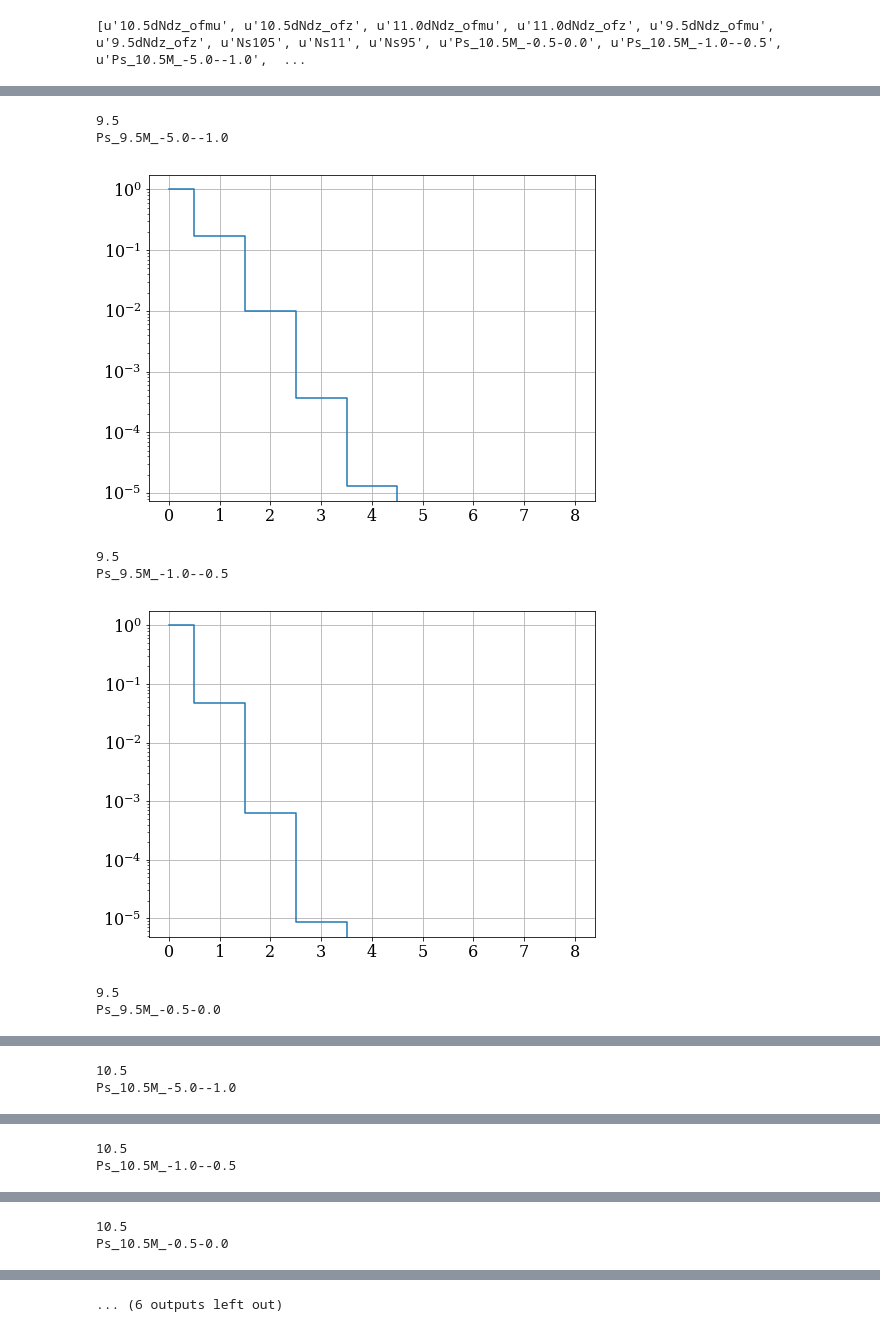
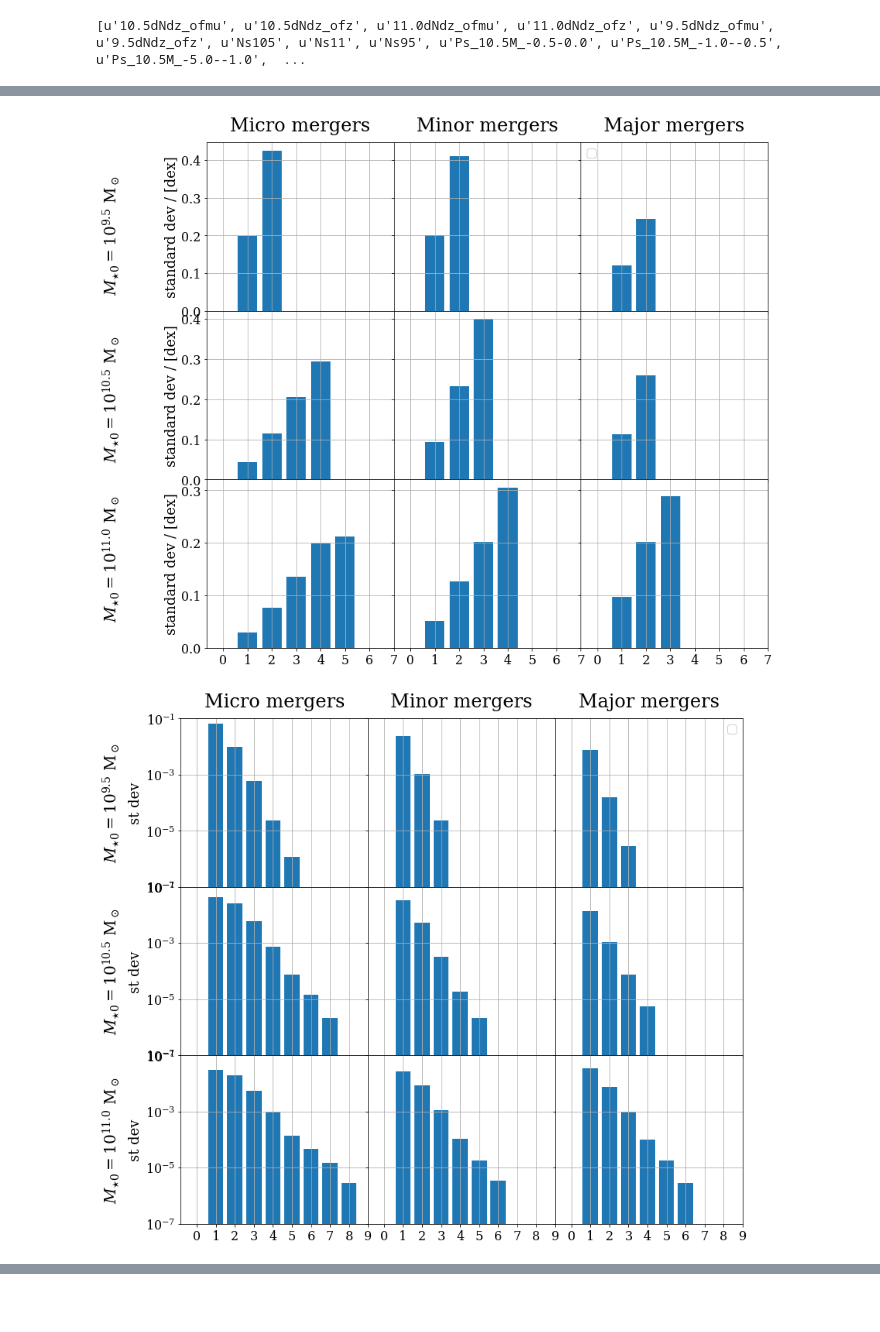
Before and after one commit to patricks1/mergers, a Jupyter notebook: presentation_plots.ipynb, the cells around one changed output, grey strips where cells are left out. Cells and saved outputs as stored; diff of their text form; code cells hidden in the pictures; blank space fills up the shorter version.

```diff
--- a/presentation_plots.ipynb
+++ b/presentation_plots.ipynb
@@ -269,22 +673,34 @@ Ps_11.0M_-0.5-0.0
+# %%
+allstds=[]
+Mconds=[9.5,10.5,11.]
+rngs=[[-5.,-1.],[-1.,-0.5],[-0.5,0]]
+
+for Mcond in Mconds:
+    for rng in rngs:
+        key='Ps_{0:0.1f}M_{1:0.1f}-{2:0.1f}'.format(Mcond,rng[0],rng[1])
+        with h5py.File(fname,'r') as f:
+            dat=np.log10((f[key]).value)
+            Nruns=dat.shape[0]
+            stdevs=[np.std([dat[i][1][c] for i in range(Nruns)]) for c in range(9)]
+        allstds.append(stdevs)
+
+mak_std_panels_dex(fname)
+# %% [output]
+[figure, added]
 # %%
-with h5py.File(fname,'r') as f:
-    for Mcond in [9.5,10.5,11.]:
-        for i,rng in enumerate([[-5.,-1.],[-1.,-0.5],[-0.5,0.]]):
-            print Mcond
-            key='Ps_{0:0.1f}M_{1:0.1f}-{2:0.1f}'.format(Mcond,rng[0],rng[1])
-            print key
+allstds=[]
+Mconds=[9.5,10.5,11.]
+rngs=[[-5.,-1.],[-1.,-0.5],[-0.5,0]]
+
+for Mcond in Mconds:
+    for rng in rngs:
+        key='Ps_{0:0.1f}M_{1:0.1f}-{2:0.1f}'.format(Mcond,rng[0],rng[1])
+        with h5py.File(fname,'r') as f:
             dat=(f[key]).value
-            fig=plt.figure(figsize=(8,6))
-            ax=fig.add_subplot(111)
-            ax.step(dat[0][0],dat[0][1],where='mid')
-            ax.set_yscale('log')
-            plt.show()
+            Nruns=dat.shape[0]
+            stdevs=[np.std([dat[i][1][c] for i in range(Nruns)]) for c in range(9)]
+        allstds.append(stdevs)
+
+mak_std_panels(fname)
 # %% [output]
-9.5
-Ps_9.5M_-5.0--1.0
-[figure, old version]
+[figure, new version]
-9.5
-Ps_9.5M_-1.0--0.5
-[figure, removed]
-9.5
-Ps_9.5M_-0.5-0.0
@@ -292,2 +706,0 @@ Ps_9.5M_-0.5-0.0
-10.5
-Ps_10.5M_-5.0--1.0
@@ -295,2 +706,0 @@ Ps_10.5M_-5.0--1.0
-10.5
-Ps_10.5M_-1.0--0.5
@@ -298,2 +706,0 @@ Ps_10.5M_-1.0--0.5
-10.5
-Ps_10.5M_-0.5-0.0
@@ -301 +706,0 @@ Ps_10.5M_-0.5-0.0
-... (6 outputs left out)
```
Also changed, not shown: parts of 20 cells of this notebook, 2 other files.
